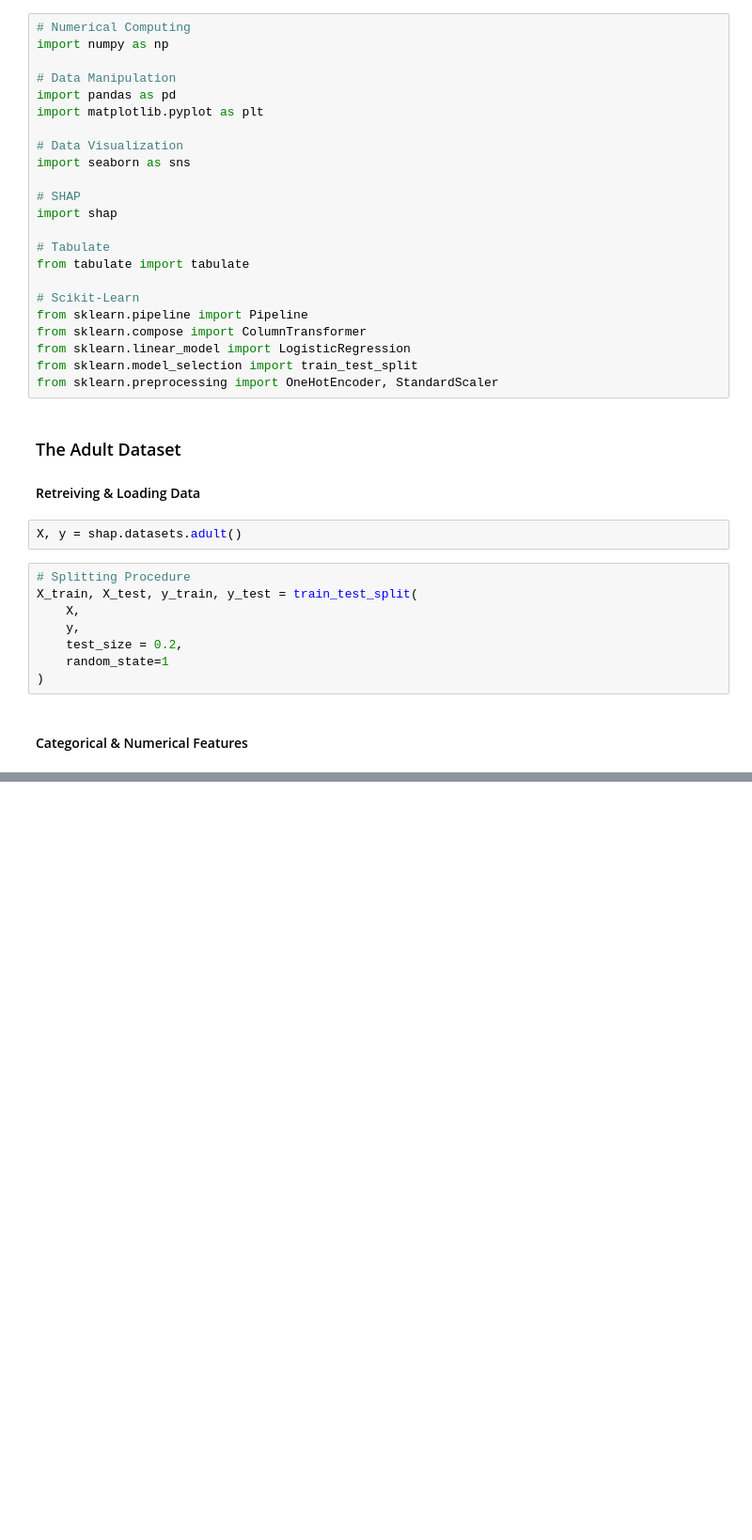
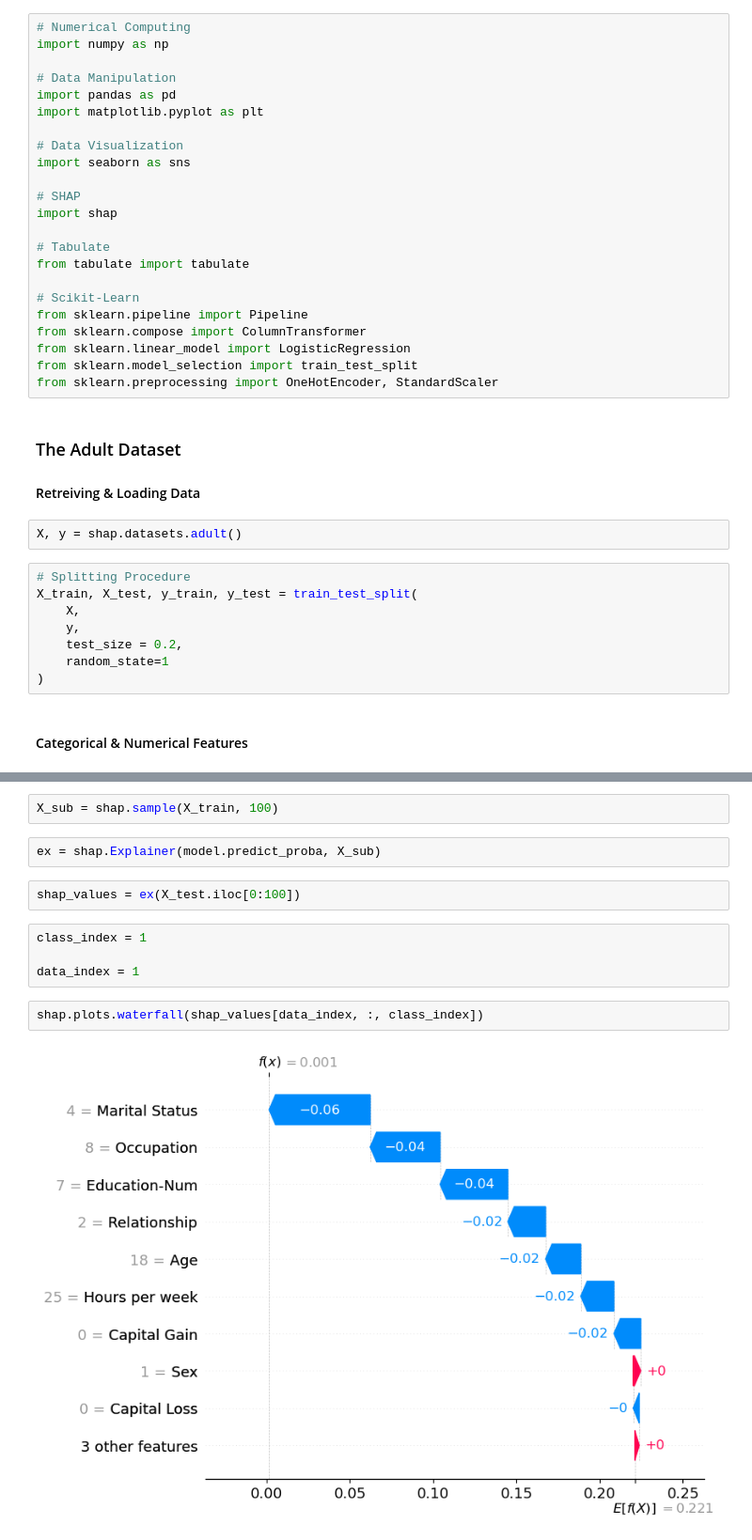
Before and after one commit to joakor89/Interpreting-ML-Models-with-SHAP, a Jupyter notebook: chap_08/CLR.ipynb, the cells around one changed output, grey strips where cells are left out. Shown: that part at 94% size. Cells and saved outputs as stored; diff of their text form; blank space fills up the shorter version.

Commit message:
Logistic regression with SHAP

```diff
--- a/chap_08/CLR.ipynb
+++ b/chap_08/CLR.ipynb
@@ -43,0 +82,14 @@ X_train, X_test, y_train, y_test = train_test_split(
+# %%
+X_sub = shap.sample(X_train, 100)
+# %%
+ex = shap.Explainer(model.predict_proba, X_sub)
+# %%
+shap_values = ex(X_test.iloc[0:100])
+# %%
+class_index = 1
+
+data_index = 1
+# %%
+shap.plots.waterfall(shap_values[data_index, :, class_index])
+# %% [output]
+[figure, added]
```
Also changed, not shown: parts of 23 cells of this notebook.
